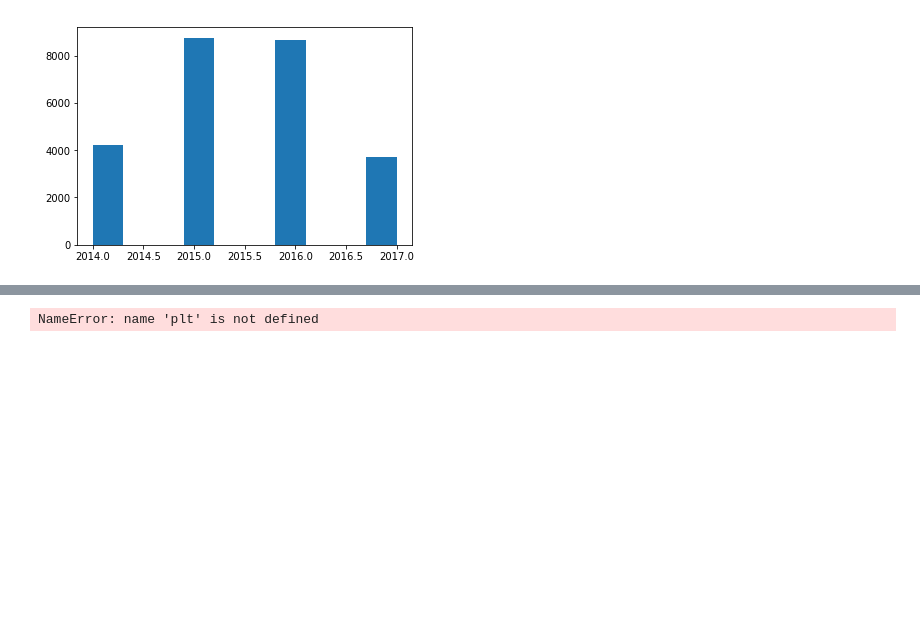
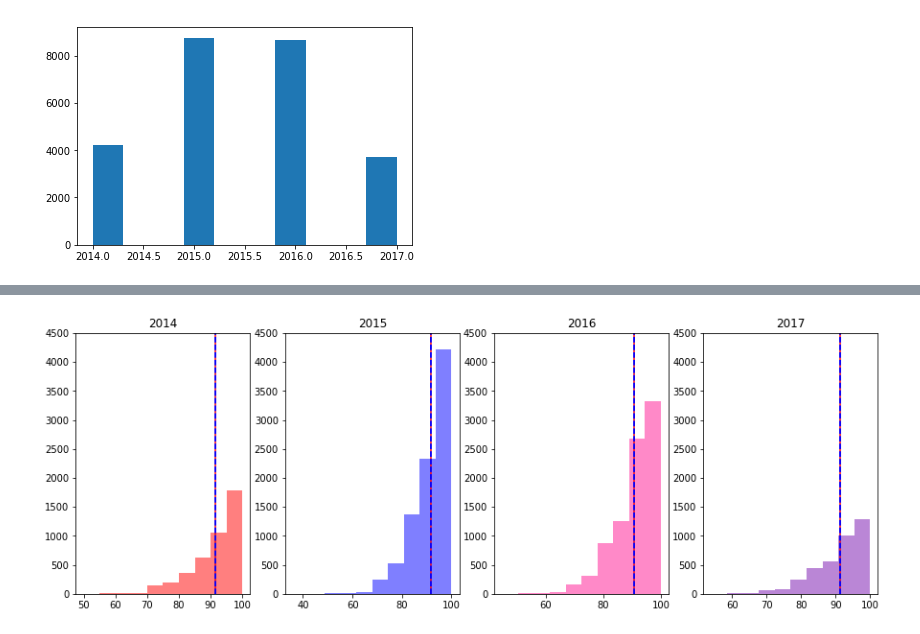
Before and after one commit to Schmidt8181/RestaurantInspections, a Jupyter notebook: Restaurant Inspection Scores.ipynb, the cells around one changed output, grey strips where cells are left out. Cells and saved outputs as stored; diff of their text form; code cells hidden in the pictures; blank space fills up the shorter version.

```diff
--- a/Restaurant Inspection Scores.ipynb
+++ b/Restaurant Inspection Scores.ipynb
@@ -190,16 +140,48 @@ year_2016
-# %%
-plt.figure(figsize=(15, 10))
-
-plt.subplot(1, 3, 1)
-plt.hist(year_2014['Score'], color='red', alpha=.5)
-plt.title('2014')
-
-plt.subplot(1, 3, 2)
-plt.hist(year_2015['Score'], color='blue', alpha=.5)
-plt.title('2015')
-
-plt.subplot(1, 3, 3)
-plt.hist(year_2016['Score'], color='red', alpha=.5)
-plt.title('2016')
-# %% [output]
-NameError: name 'plt' is not defined
+# %%
+# Showing scores by year, with the mean and standard deviation plotted for each year
+plt.figure(figsize=(15, 5))
+
+plt.subplot(1, 4, 1)
+plt.hist(year_2014['Score'], color='red', alpha=.5)
+plt.ylim(0, 4500)
+mean2014 = np.mean(year_2014['Score'])
+st_dev2014 = np.std(mean2014)
+plt.axvline(x=mean2014, color='red')
+plt.axvline(x=(mean2014 + st_dev2014), color='blue', linestyle='--')
+plt.axvline(x=(mean2014 - st_dev2014), color='blue', linestyle='--')
+plt.title('2014')
+
+plt.subplot(1, 4, 2)
+plt.hist(year_2015['Score'], color='blue', alpha=.5)
+plt.ylim(0, 4500)
+mean2015 = np.mean(year_2015['Score'])
+st_dev2015 = np.std(mean2015)
+plt.axvline(x=mean2015, color='red')
+plt.axvline(x=(mean2015 + st_dev2015), color='blue', linestyle='--')
+plt.axvline(x=(mean2015 - st_dev2015), color='blue', linestyle='--')
+plt.title('2015')
+
+plt.subplot(1, 4, 3)
+plt.hist(year_2016['Score'], color='#FF1493', alpha=.5)
+plt.ylim(0, 4500)
+mean2016 = np.mean(year_2016['Score'])
+st_dev2016 = np.std(mean2016)
+plt.axvline(x=mean2016, color='red')
+plt.axvline(x=(mean2016 + st_dev2016), color='blue', linestyle='--')
+plt.axvline(x=(mean2016 - st_dev2016), color='blue', linestyle='--')
+plt.title('2016')
+
+
+plt.subplot(1, 4, 4)
+plt.hist(year_2017['Score'], color='#770FAF', alpha=.5)
+plt.ylim(0, 4500)
+mean2017 = np.mean(year_2017['Score'])
+st_dev2017 = np.std(mean2017)
+plt.axvline(x=mean2017, color='red')
+plt.axvline(x=(mean2017 + st_dev2016), color='blue', linestyle='--')
+plt.axvline(x=(mean2017 - st_dev2016), color='blue', linestyle='--')
+plt.title('2017')
+
+plt.show()
+# %% [output]
+[figure, added]
```
Also changed, not shown: parts of 43 cells of this notebook.
